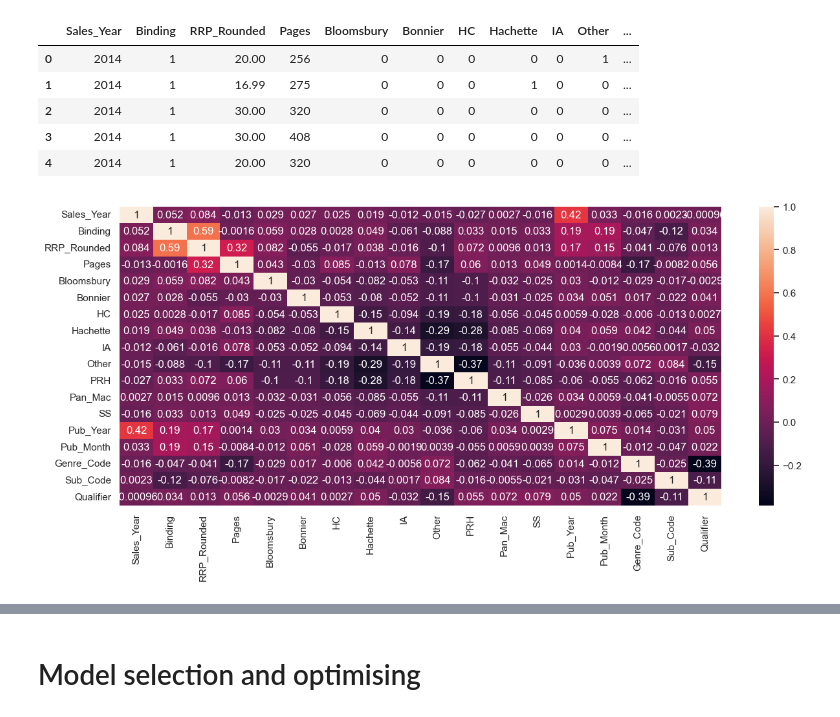
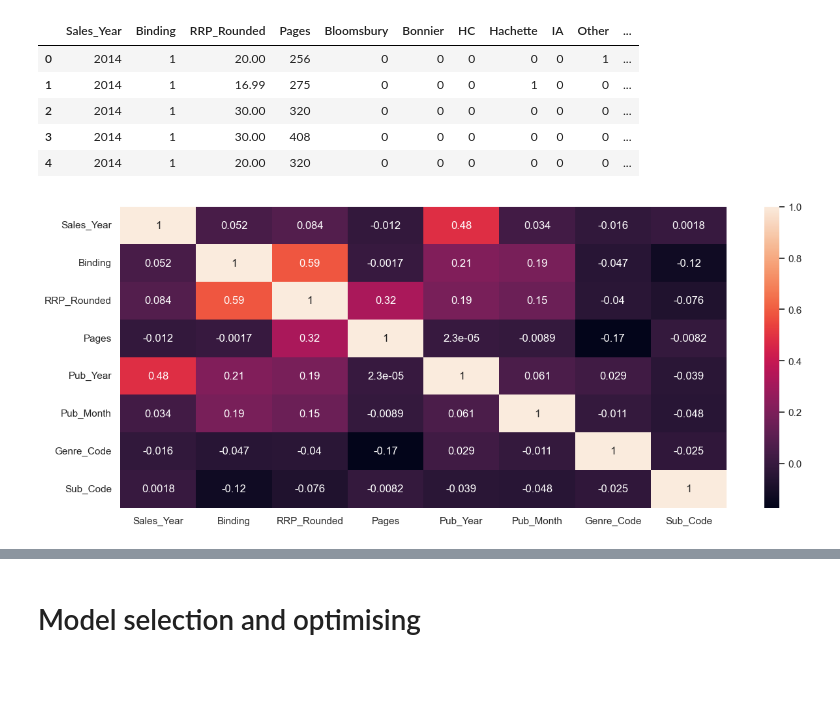
Before and after one commit to fredbaty/nonfic_price_model, a Jupyter notebook: nonfic_price_model.ipynb, the cells around one changed output, grey strips where cells are left out. Cells and saved outputs as stored; diff of their text form; code cells hidden in the pictures; blank space fills up the shorter version.

Commit message:
Updates and bugfixes
Updated the final model, fixed a few data errors and added more detail on the methodology.

```diff
--- a/nonfic_price_model.ipynb
+++ b/nonfic_price_model.ipynb
@@ -487,0 +550,3 @@ df = df.drop(columns=["Publ Date"])
+# %%
+# Drop erroneous 1900 dates
+df = df.loc[df["Pub_Year"] > 1900]
@@ -487,0 +568,3 @@ df = df.drop(columns=["Publ Date"])
+# %%
+# Drop erroneous future dates
+df = df.loc[df["Pub_Year"] < 2024]
@@ -636,9 +728,12 @@ df.head()
 | 3 | 2014 | 1 | 30.00 | 408 | 0 | 0 | 0 | 0 | 0 | 0 | ... |
 | 4 | 2014 | 1 | 20.00 | 320 | 0 | 0 | 0 | 0 | 0 | 0 | ... |
 # %%
+# For heatmap, drop publisher data and genre qualifier, which won't impart useful information RE correlation
+hm_df = df[["Sales_Year", "Binding", "RRP_Rounded", "Pages", "Pub_Year", "Pub_Month", "Genre_Code", "Sub_Code"]]
+
 # Plot heatmap
 plt.figure(figsize=(15, 6))
-sns.heatmap(df.corr(), annot=True)
+sns.heatmap(hm_df.corr(), annot=True)
 plt.show()
 # %% [output]
-[figure, old version]
+[figure, new version]
```
Also changed, not shown: parts of 86 cells of this notebook, 2 other files.
